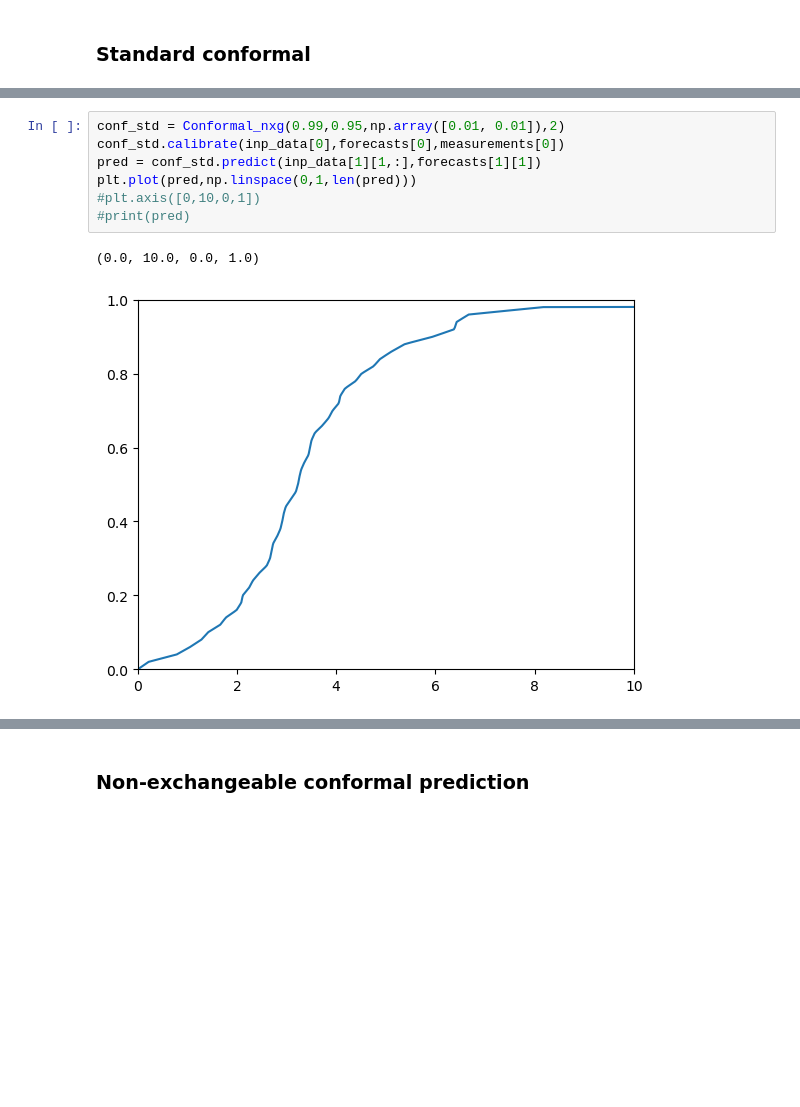
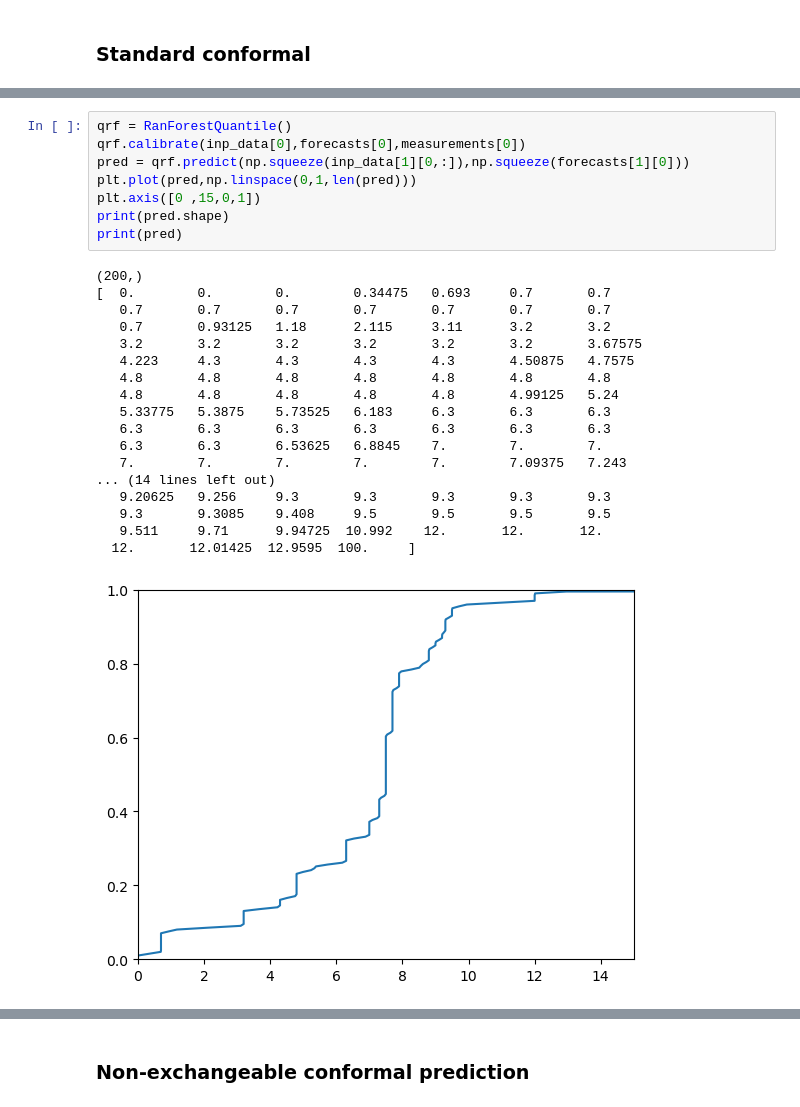
Before and after one commit to salthoff/wind-prediction-conformal, a Jupyter notebook: model_compare.ipynb, the cells around one changed output, grey strips where cells are left out. Cells and saved outputs as stored; diff of their text form; blank space fills up the shorter version.

```diff
--- a/model_compare.ipynb
+++ b/model_compare.ipynb
@@ -242,10 +252,27 @@ plt.plot(pred,np.linspace(0,1,len(pred)))
 # %%
-conf_std = Conformal_nxg(0.99,0.95,np.array([0.01, 0.01]),2)
-conf_std.calibrate(inp_data[0],forecasts[0],measurements[0])
-pred = conf_std.predict(inp_data[1][1,:],forecasts[1][1])
+qrf = RanForestQuantile()
+qrf.calibrate(inp_data[0],forecasts[0],measurements[0])
+pred = qrf.predict(np.squeeze(inp_data[1][0,:]),np.squeeze(forecasts[1][0]))
 plt.plot(pred,np.linspace(0,1,len(pred)))
-#plt.axis([0,10,0,1])
-#print(pred)
+plt.axis([0 ,15,0,1])
+print(pred.shape)
+print(pred)
 # %% [output]
-(0.0, 10.0, 0.0, 1.0)
+(200,)
+[  0.        0.        0.        0.34475   0.693     0.7       0.7
+   0.7       0.7       0.7       0.7       0.7       0.7       0.7
+   0.7       0.93125   1.18      2.115     3.11      3.2       3.2
+   3.2       3.2       3.2       3.2       3.2       3.2       3.67575
+   4.223     4.3       4.3       4.3       4.3       4.50875   4.7575
+   4.8       4.8       4.8       4.8       4.8       4.8       4.8
+   4.8       4.8       4.8       4.8       4.8       4.99125   5.24
+   5.33775   5.3875    5.73525   6.183     6.3       6.3       6.3
+   6.3       6.3       6.3       6.3       6.3       6.3       6.3
+   6.3       6.3       6.53625   6.8845    7.        7.        7.
+   7.        7.        7.        7.        7.        7.09375   7.243
+... (14 lines left out)
+   9.20625   9.256     9.3       9.3       9.3       9.3       9.3
+   9.3       9.3085    9.408     9.5       9.5       9.5       9.5
+   9.511     9.71      9.94725  10.992    12.       12.       12.
+  12.       12.01425  12.9595  100.     ]
-[figure, old version]
+[figure, new version]
```
Also changed, not shown: parts of 26 cells of this notebook, 5 other files.
